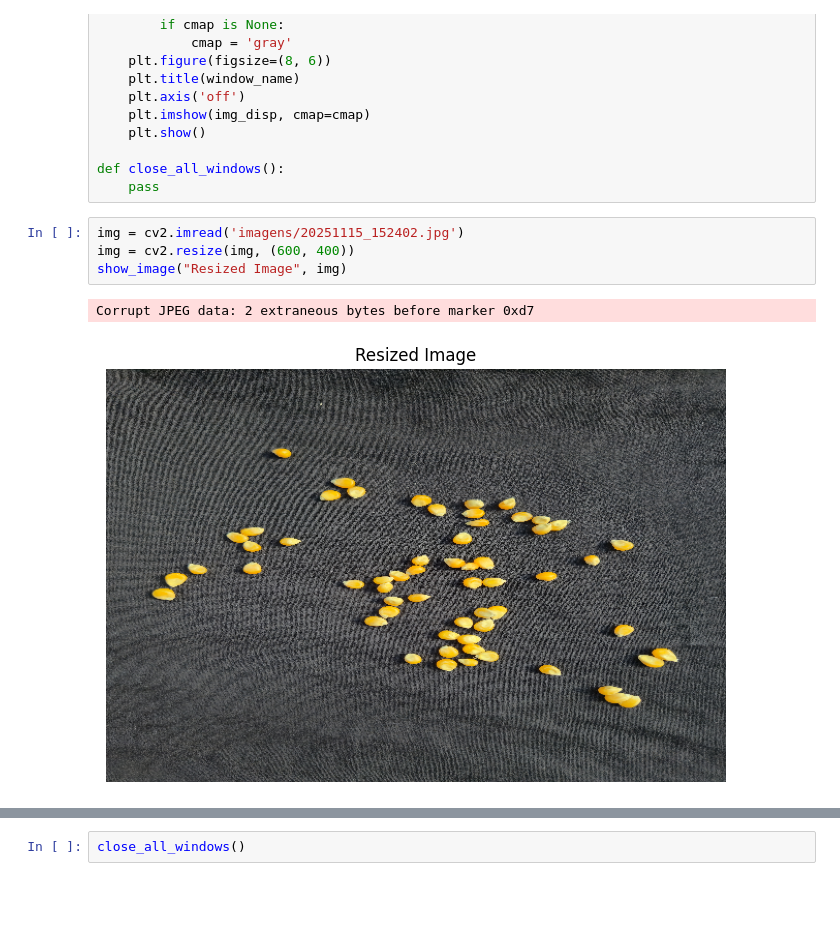
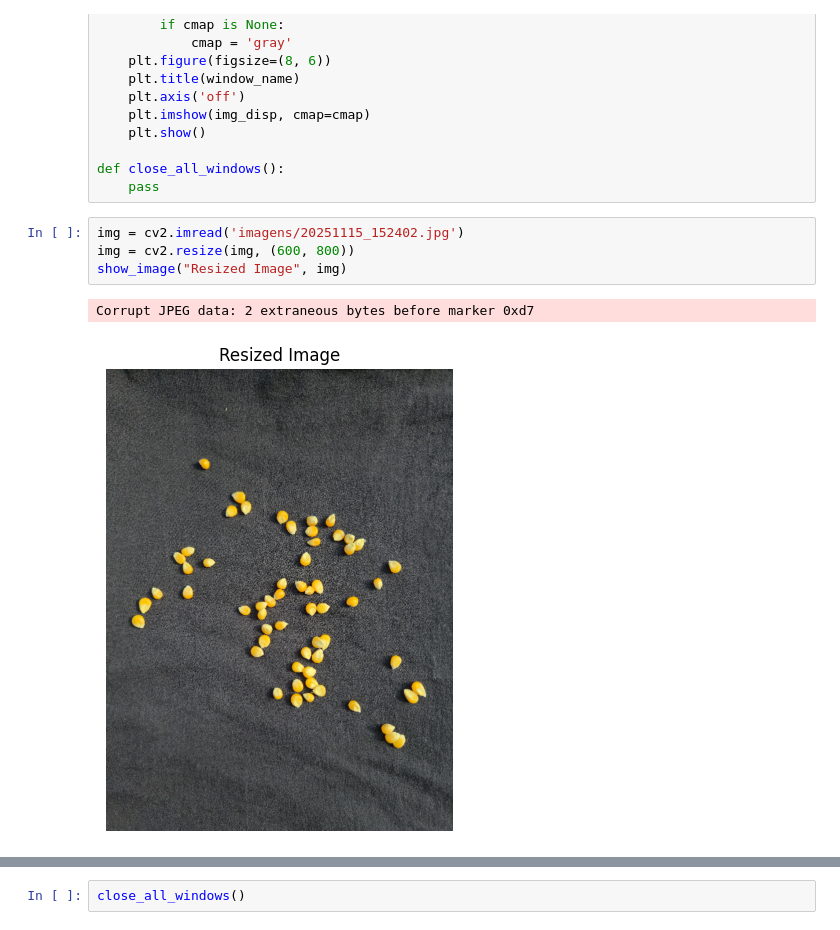
Before and after one commit to piedro404/agro-grain-analyzer, a Jupyter notebook: analyze_ai.ipynb, the cells around one changed output, grey strips where cells are left out. Saved outputs shown, nothing was run; the diff lists cells and outputs as text; blank space fills up the shorter version.

```diff
--- a/analyze_ai.ipynb
+++ b/analyze_ai.ipynb
@@ -26,11 +26,11 @@ def close_all_windows():
     pass
 # %%
 img = cv2.imread('imagens/20251115_152402.jpg')
-img = cv2.resize(img, (600, 400))
+img = cv2.resize(img, (600, 800))
 show_image("Resized Image", img)
 # %% [output]
 Corrupt JPEG data: 2 extraneous bytes before marker 0xd7
-[figure, old version]
+[figure, new version]
 # %%
 gray = cv2.cvtColor(img, cv2.COLOR_BGR2GRAY)
 show_image("Grayscale Image", gray)
```
Also changed, not shown: parts of 4 cells of this notebook.
